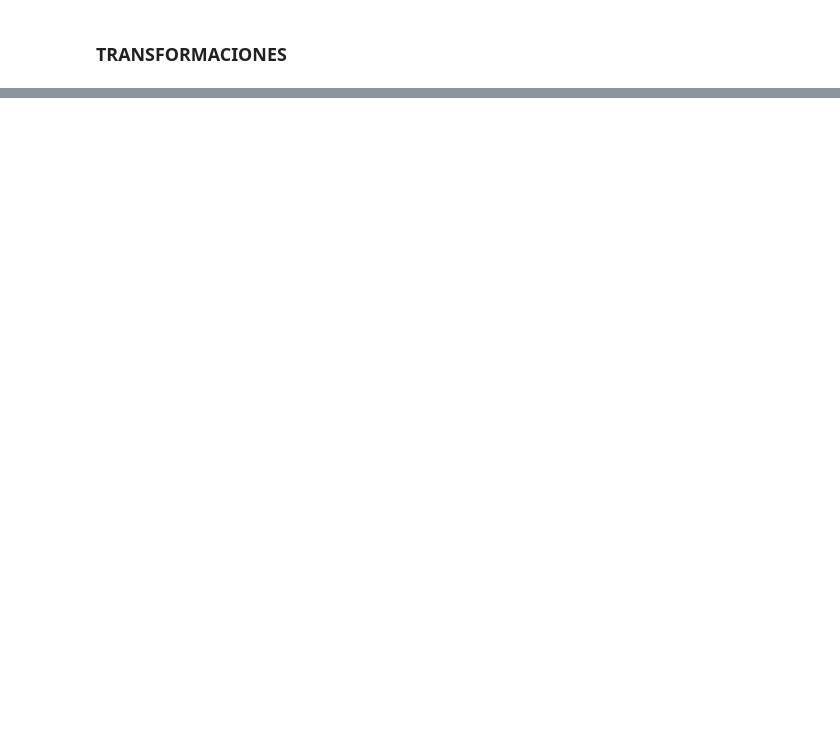
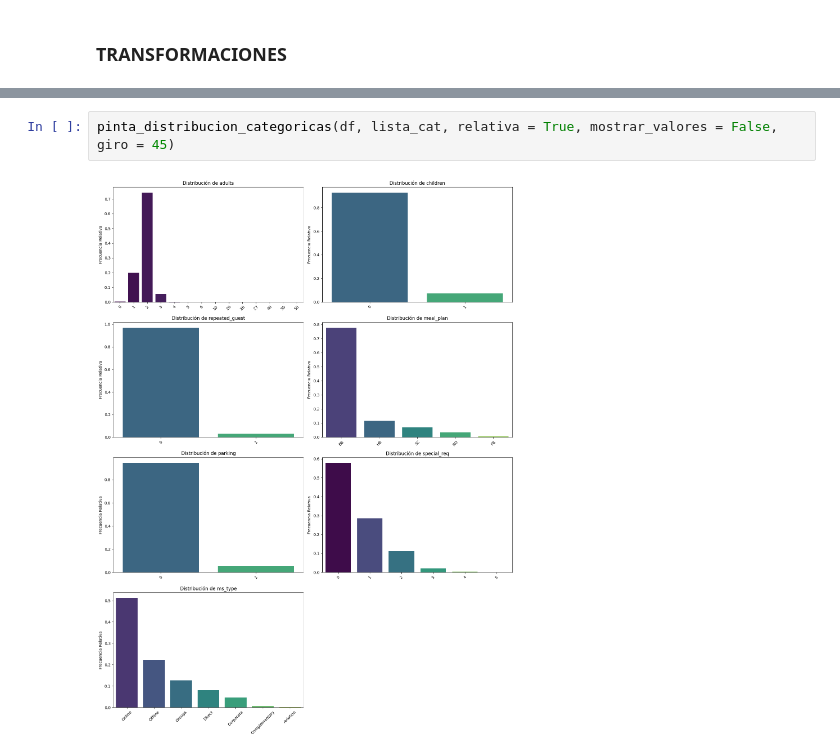
Before and after one commit to AntGV/ML_cancelacion_hotelera, a Jupyter notebook: src/notebooks/notebook_EDA.ipynb, the cells around one changed output, grey strips where cells are left out. Drawn from its saved outputs; the diff is of its cells as text; blank space fills up the shorter version.

```diff
--- a/src/notebooks/notebook_EDA.ipynb
+++ b/src/notebooks/notebook_EDA.ipynb
@@ -234,0 +243,4 @@ Name: count, dtype: int64
+# %%
+pinta_distribucion_categoricas(df, lista_cat, relativa = True, mostrar_valores = False, giro = 45)
+# %% [output]
+[figure, added]
```
Also changed, not shown: parts of 13 cells of this notebook, 2 other files.
